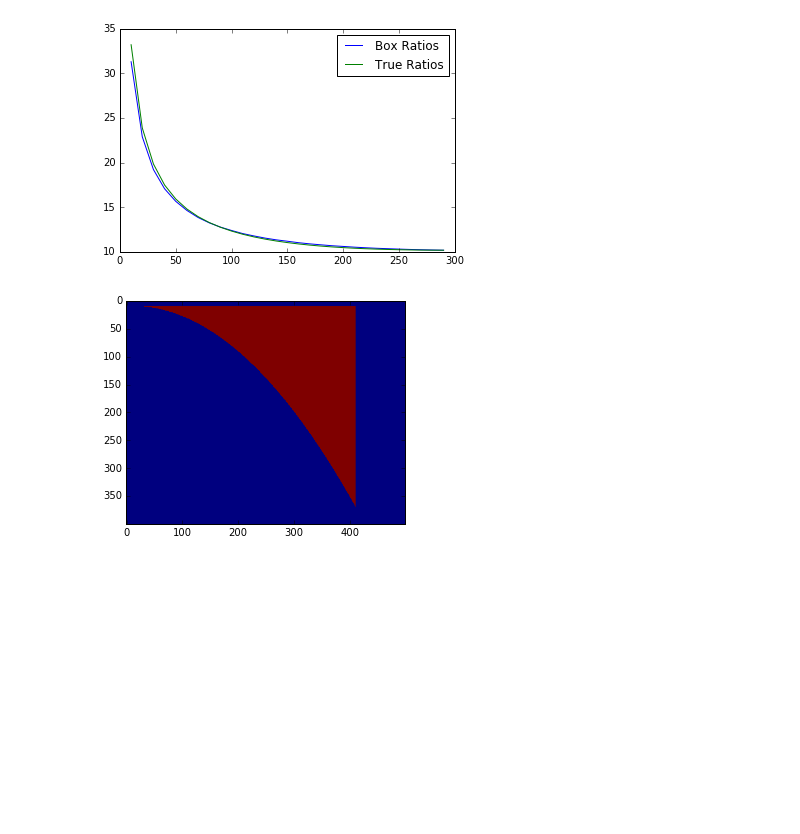
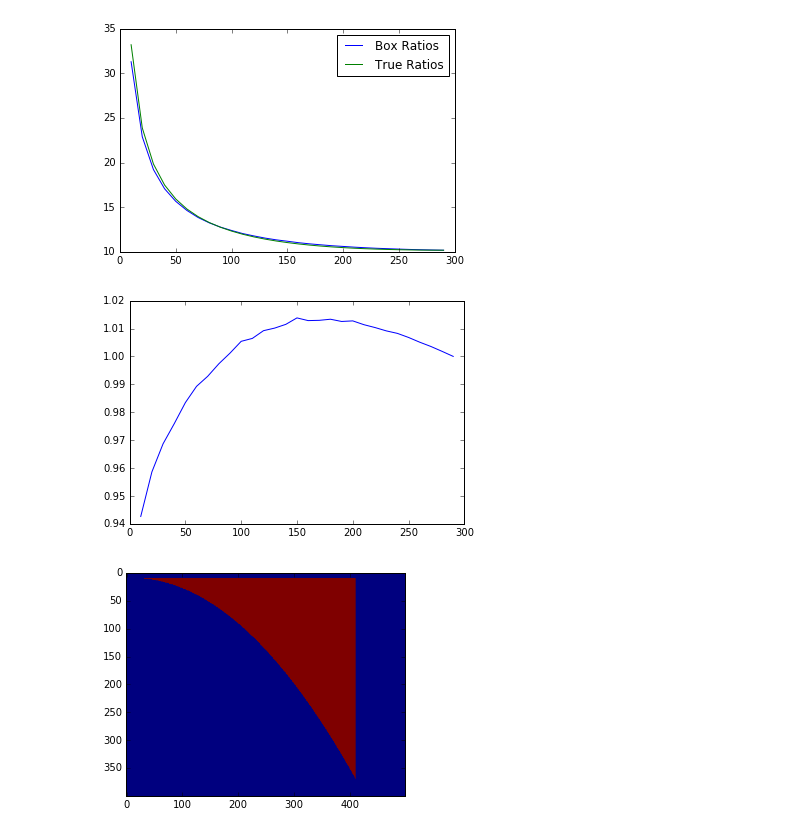
Before and after one commit to MatthewMcGonagle/KaggleLeaf, a Jupyter notebook: RatiosExperiment.ipynb, the cells around one changed output. Saved outputs shown, nothing was run; the diff lists cells and outputs as text; code cells hidden in the pictures; blank space fills up the shorter version.

```diff
--- a/RatiosExperiment.ipynb
+++ b/RatiosExperiment.ipynb
@@ -78,6 +78,14 @@ plt.legend(['Box Ratios', 'True Ratios'])
 plt.show()
 # %% [output]
 [figure]
+# %%
+# Make a plot of ratios of Computed Ratios to True Ratios.
+
+ratiosRatios = [boxRatios[i] / trueRatios[i] for i in range(len(boxRatios))]
+plt.plot(testWidths, ratiosRatios)
+plt.show()
+# %% [output]
+[figure, added]
 # %%
 # Make function for generating parabola picture
 
```
Also changed, not shown: parts of 1 cell of this notebook.
